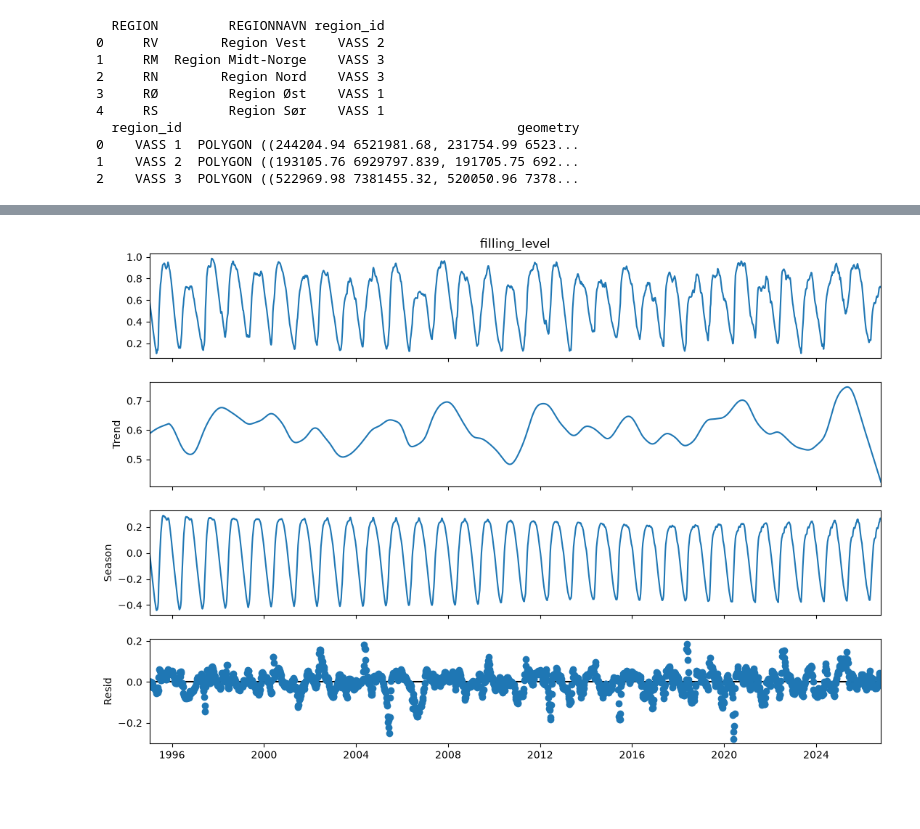
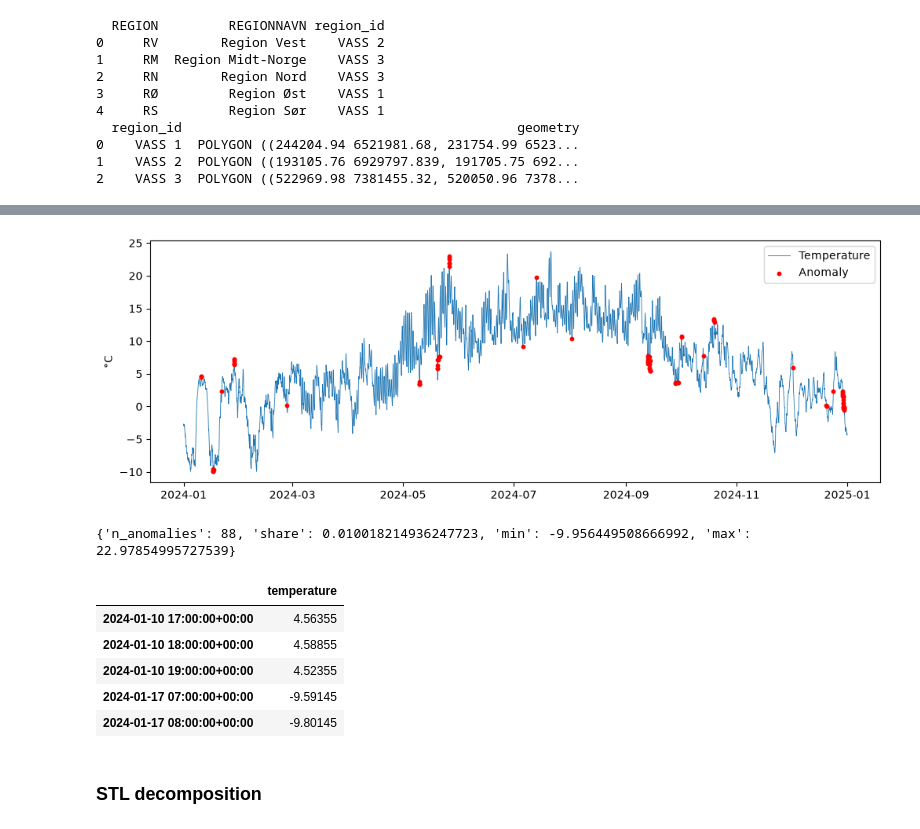
Before and after one commit to Simen03/simen03-ind320-app, a Jupyter notebook: notebooks/part3_project.ipynb, the cells around one changed output, grey strips where cells are left out. Saved outputs shown, nothing was run; the diff lists cells and outputs as text; code cells hidden in the pictures; blank space fills up the shorter version.

```diff
--- a/notebooks/part3_project.ipynb
+++ b/notebooks/part3_project.ipynb
@@ -164,5 +197,21 @@ def lof_anomalies(series, contamination=0.01, n_neighbors=20):
     return fig, summary, series[is_out].to_frame("temperature")
+# %%
+# LOF test
+fig, summary, anom = lof_anomalies(weather["temperature_2m"])
+display(fig); print(summary); anom.head()
+# %% [output]
+[figure, added]
+{'n_anomalies': 88, 'share': 0.010018214936247723, 'min': -9.956449508666992, 'max': 22.97854995727539}
+|  | temperature |
+| 2024-01-10 17:00:00+00:00 | 4.56355 |
+| 2024-01-10 18:00:00+00:00 | 4.58855 |
+| 2024-01-10 19:00:00+00:00 | 4.52355 |
+| 2024-01-17 07:00:00+00:00 | -9.59145 |
+| 2024-01-17 08:00:00+00:00 | -9.80145 |
+# %% [markdown]
+### STL decomposition
 # %%
+# STL decomposition of weekly filling level
 def stl_plot(series, period=52, seasonal=13, trend=89, robust=True):
     """STL decomposition of weekly filling level. seasonal and trend must be odd integers."""
     s = series.asfreq("W-SUN").interpolate()
@@ -171,9 +220,3 @@ def stl_plot(series, period=52, seasonal=13, trend=89, robust=True):
     fig.set_size_inches(12, 8)
     plt.close(fig)
     return fig
-
-df = fetch_reservoirs()
-fill = select_area(df, "EL", 3)["filling_level"]
-stl_plot(fill)
-# %% [output]
-[figure, removed]
```
Also changed, not shown: parts of 15 cells of this notebook, 7 other files.
